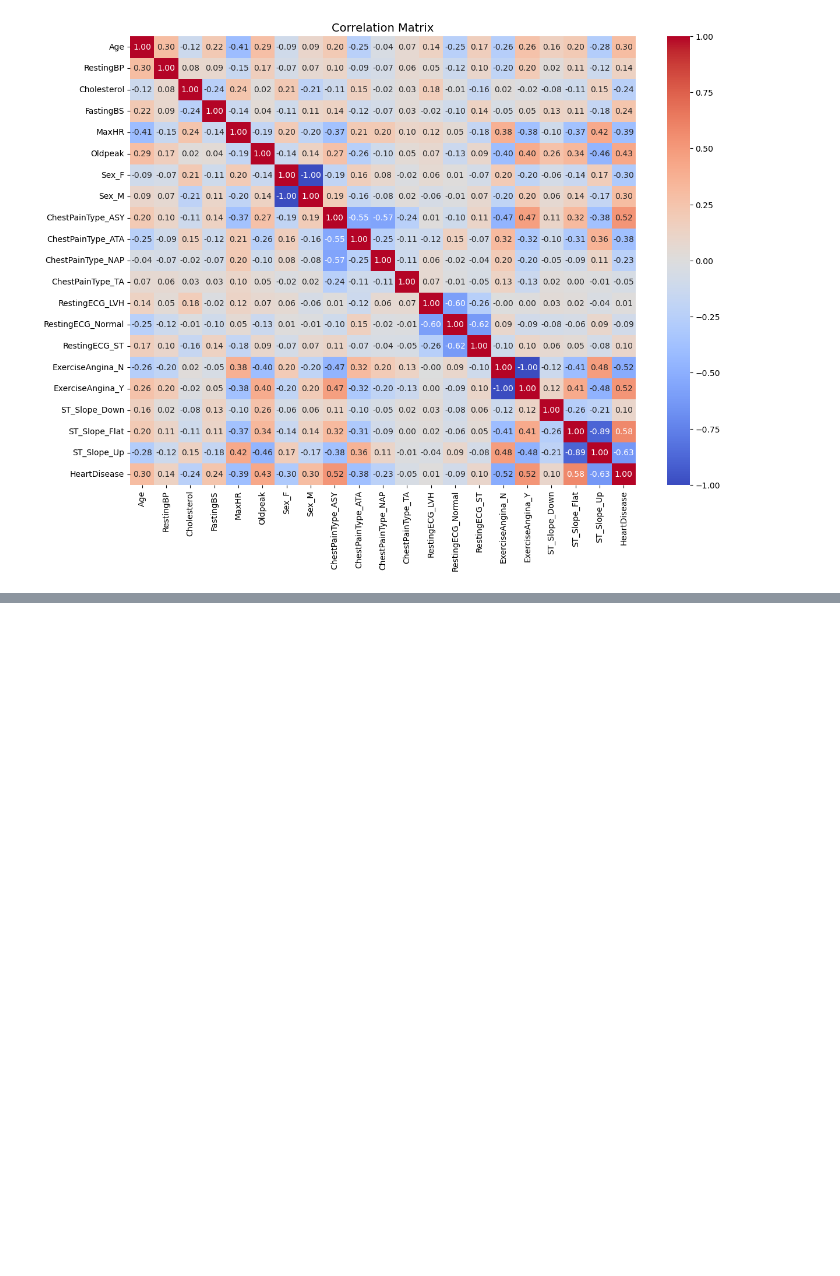
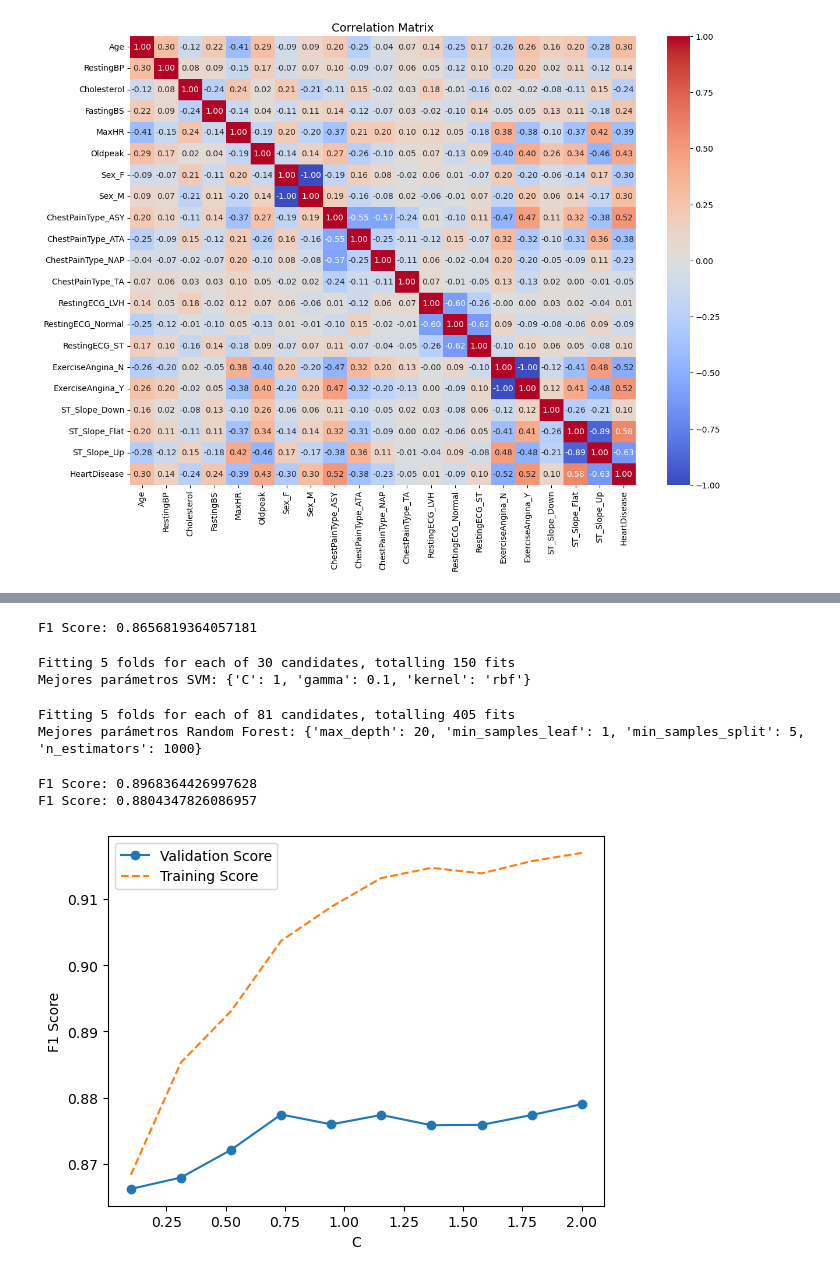
Before and after one commit to HernanRochon664/Proyectos-ML, a Jupyter notebook: HeartDisease-Classification/HeartDiseaseCLF.ipynb, the cells around one changed output, grey strips where cells are left out. Cells and saved outputs as stored; diff of their text form; code cells hidden in the pictures; blank space fills up the shorter version.

Commit message:
Training and model selection

```diff
--- a/HeartDisease-Classification/HeartDiseaseCLF.ipynb
+++ b/HeartDisease-Classification/HeartDiseaseCLF.ipynb
@@ -297,0 +418,39 @@ X_train_encoded = X_train_encoded.drop("HeartDisease", axis=1)
+# %%
+rf_clf = RandomForestClassifier(n_estimators=1000, max_depth=10, random_state=42, n_jobs=-1)
+rf_clf.fit(X_train_reduced, y_train)
+y_pred = rf_clf.predict(X_val_reduced)
+
+print('F1 Score:', f1_score(y_val, y_pred, average='weighted'))
+# %% [output]
+F1 Score: 0.8656819364057181
+# %%
+param_grid_svm = {
+    'C': [0.1, 0.2, 0.5, 1, 10],
+    'gamma': ['scale', 0.1, 0.01],
+    'kernel': ['rbf', 'linear']
+}
+
+grid_svm = GridSearchCV(estimator=svm_clf, param_grid=param_grid_svm,
+                        scoring='f1', cv=5, n_jobs=-1, verbose=2)
+grid_svm.fit(X_train_reduced, y_train)
+print("Mejores parámetros SVM:", grid_svm.best_params_)
+# %% [output]
+Fitting 5 folds for each of 30 candidates, totalling 150 fits
+Mejores parámetros SVM: {'C': 1, 'gamma': 0.1, 'kernel': 'rbf'}
+# %%
+from sklearn.model_selection import GridSearchCV
+
+param_grid_rf = {
+    'n_estimators': [500, 1000, 1500],
+    'max_depth': [10, 20, 30],
+    'min_samples_split': [2, 5, 10],
+    'min_samples_leaf': [1, 2, 4]
+}
+
+grid_rf = GridSearchCV(estimator=rf_clf, param_grid=param_grid_rf,
+                       scoring='f1', cv=5, n_jobs=-1, verbose=2)
+grid_rf.fit(X_train_reduced, y_train)
+print("Mejores parámetros Random Forest:", grid_rf.best_params_)
+# %% [output]
+Fitting 5 folds for each of 81 candidates, totalling 405 fits
+Mejores parámetros Random Forest: {'max_depth': 20, 'min_samples_leaf': 1, 'min_samples_split': 5, 'n_estimators': 1000}
@@ -297,0 +460,34 @@ X_train_encoded = X_train_encoded.drop("HeartDisease", axis=1)
+# %%
+y_pred = svm_adjusted.predict(X_test_reduced)
+print('F1 Score:', f1_score(y_test, y_pred, average='weighted'))
+
+y_pred = rf_adjusted.predict(X_test_reduced)
+print('F1 Score:', f1_score(y_test, y_pred, average='weighted'))
+# %% [output]
+F1 Score: 0.8968364426997628
+F1 Score: 0.8804347826086957
+# %%
+from sklearn.model_selection import validation_curve
+import matplotlib.pyplot as plt
+import numpy as np
+
+param_range = np.linspace(0.1, 2, 10)
+train_scores, test_scores = validation_curve(
+    SVC(kernel='rbf', gamma=0.1),
+    X_train_reduced, y_train,
+    param_name='C',
+    param_range=param_range,
+    scoring='f1', cv=5
+)
+
+train_mean = np.mean(train_scores, axis=1)
+test_mean = np.mean(test_scores, axis=1)
+
+plt.plot(param_range, test_mean, label='Validation Score', marker='o')
+plt.plot(param_range, train_mean, label='Training Score', linestyle='--')
+plt.xlabel('C')
+plt.ylabel('F1 Score')
+plt.legend()
+plt.show()
+# %% [output]
+[figure, added]
```
Also changed, not shown: parts of 22 cells of this notebook.
